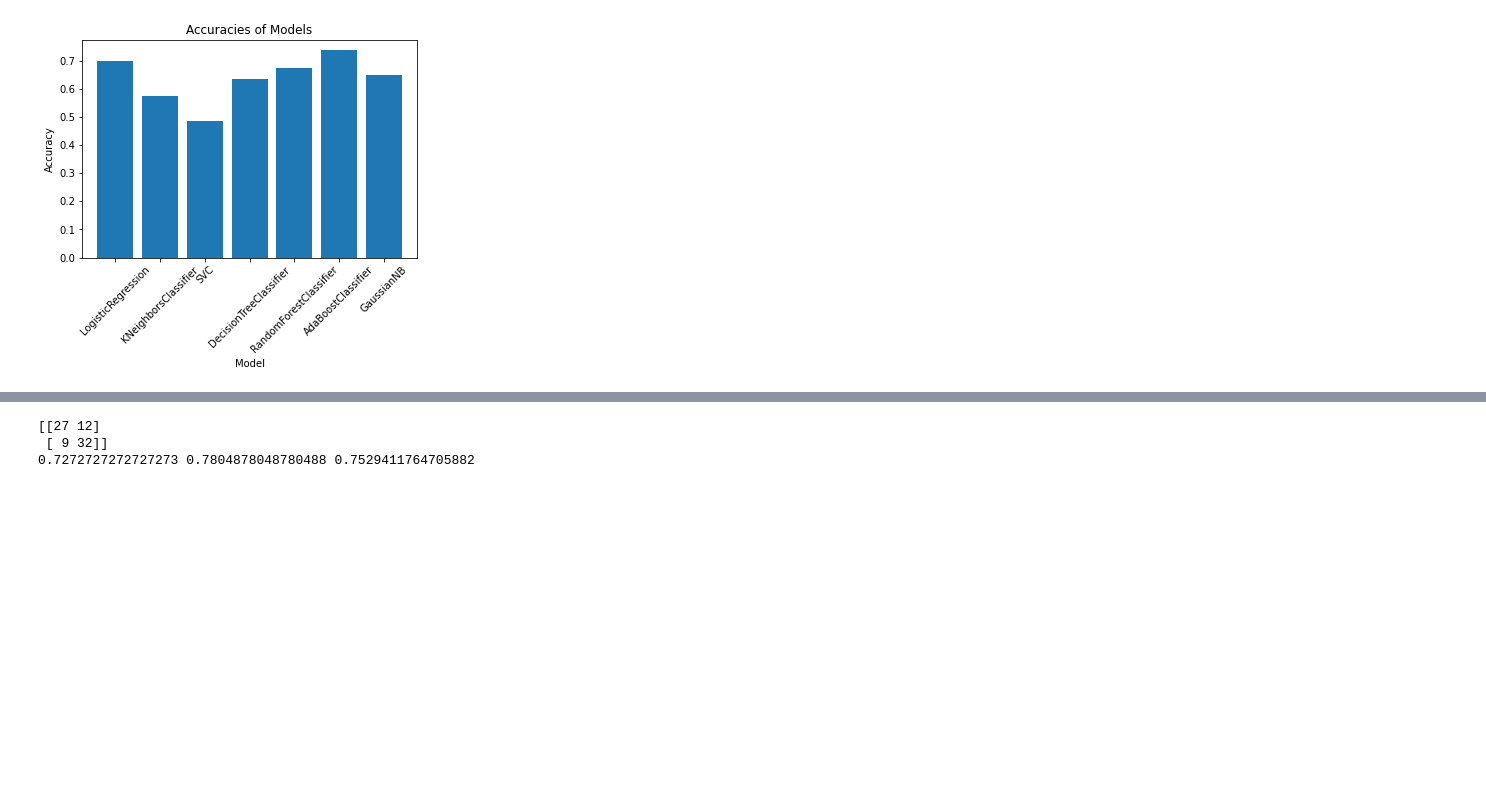
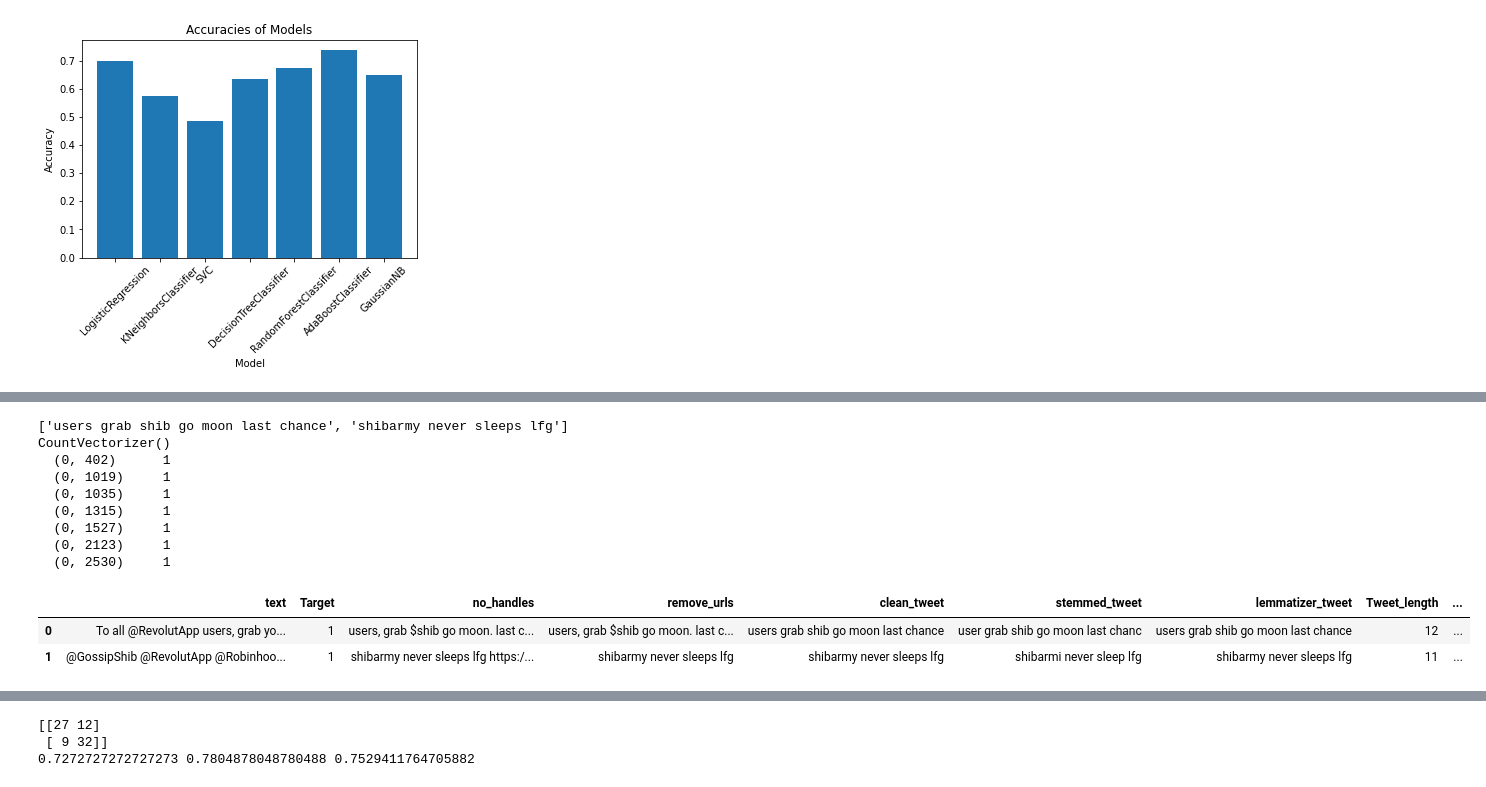
Before and after one commit to tele-gb/Twitter_Extract_app, a Jupyter notebook: Sentiment Classifier.ipynb, the cells around one changed output, grey strips where cells are left out. Drawn from its saved outputs; the diff is of its cells as text; code cells hidden in the pictures; blank space fills up the shorter version.

Commit message:
ADDED SENTIMENT MODEL

```diff
--- a/Sentiment Classifier.ipynb
+++ b/Sentiment Classifier.ipynb
@@ -511 +511,39 @@ See the caveats in the documentation: https://pandas.pydata.org/pandas-docs/stab
+# %%
+#from sklearn.feature_extraction.text import CountVectorizer
+# v = CountVectorizer(analyzer = "word")
+# train_features= v.fit_transform(train_clean_tweet)
+# test_features=v.transform(test_clean_tweet)
+
+#stemmed _tweet model
+
+
+test_clean_tweet=[]
+for tweet in df_clean['lemmatizer_tweet']:
+    test_clean_tweet.append(tweet)
+
+print(test_clean_tweet[0:2])
+
+print(v)
+
+new_features=v.transform(test_clean_tweet)
+print(new_features[0:1])
+
+#words = v.fit_transform(new_features).toarray()
+
+predict = clf.predict(new_features)
+df_clean['sent_predict']=predict
+df_clean.head(2)
+# %% [output]
+['users grab shib go moon last chance', 'shibarmy never sleeps lfg']
+CountVectorizer()
+  (0, 402)      1
+  (0, 1019)     1
+  (0, 1035)     1
+  (0, 1315)     1
+  (0, 1527)     1
+  (0, 2123)     1
+  (0, 2530)     1
+|  | text | Target | no_handles | remove_urls | clean_tweet | stemmed_tweet | lemmatizer_tweet | Tweet_length | ... |
+| 0 | To all @RevolutApp users, grab yo... | 1 | users, grab $shib go moon. last c... | users, grab $shib go moon. last c... | users grab shib go moon last chance | user grab shib go moon last chanc | users grab shib go moon last chance | 12 | ... |
+| 1 | @GossipShib @RevolutApp @Robinhoo... | 1 | shibarmy never sleeps lfg https:/... | shibarmy never sleeps lfg | shibarmy never sleeps lfg | shibarmi never sleep lfg | shibarmy never sleeps lfg | 11 | ... |
 # %%
```
Also changed, not shown: parts of 5 cells of this notebook, 1 other file.
